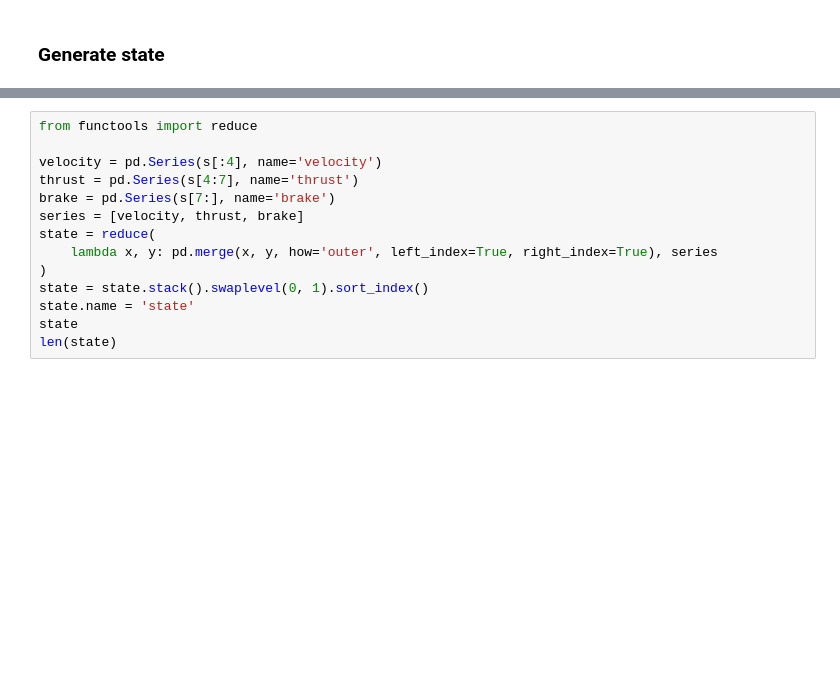
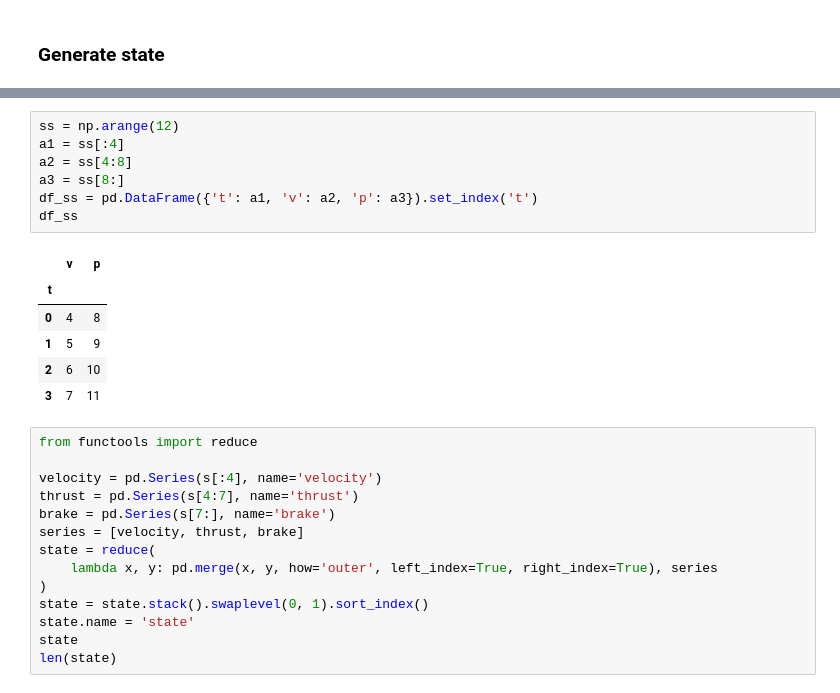
Before and after one commit to Binjian/eos, a Jupyter notebook: eos/utils/eos_timeseries_dataframe.ipynb, the cells around one changed output, grey strips where cells are left out. Saved outputs shown, nothing was run; the diff lists cells and outputs as text; blank space fills up the shorter version.

```diff
--- a/eos/utils/eos_timeseries_dataframe.ipynb
+++ b/eos/utils/eos_timeseries_dataframe.ipynb
@@ -479,3 +104,17 @@ array([0, 1, 2, 3, 4, 5, 6, 7, 8, 9])
+# %%
+ss = np.arange(12)
+a1 = ss[:4]
+a2 = ss[4:8]
+a3 = ss[8:]
+df_ss = pd.DataFrame({'t': a1, 'v': a2, 'p': a3}).set_index('t')
+df_ss
+# %% [output]
+|  | v | p |
+| t |  |  |
+| 0 | 4 | 8 |
+| 1 | 5 | 9 |
+| 2 | 6 | 10 |
+| 3 | 7 | 11 |
 # %%
 from functools import reduce
 
```
Also changed, not shown: parts of 6 cells of this notebook, 3 other files.
